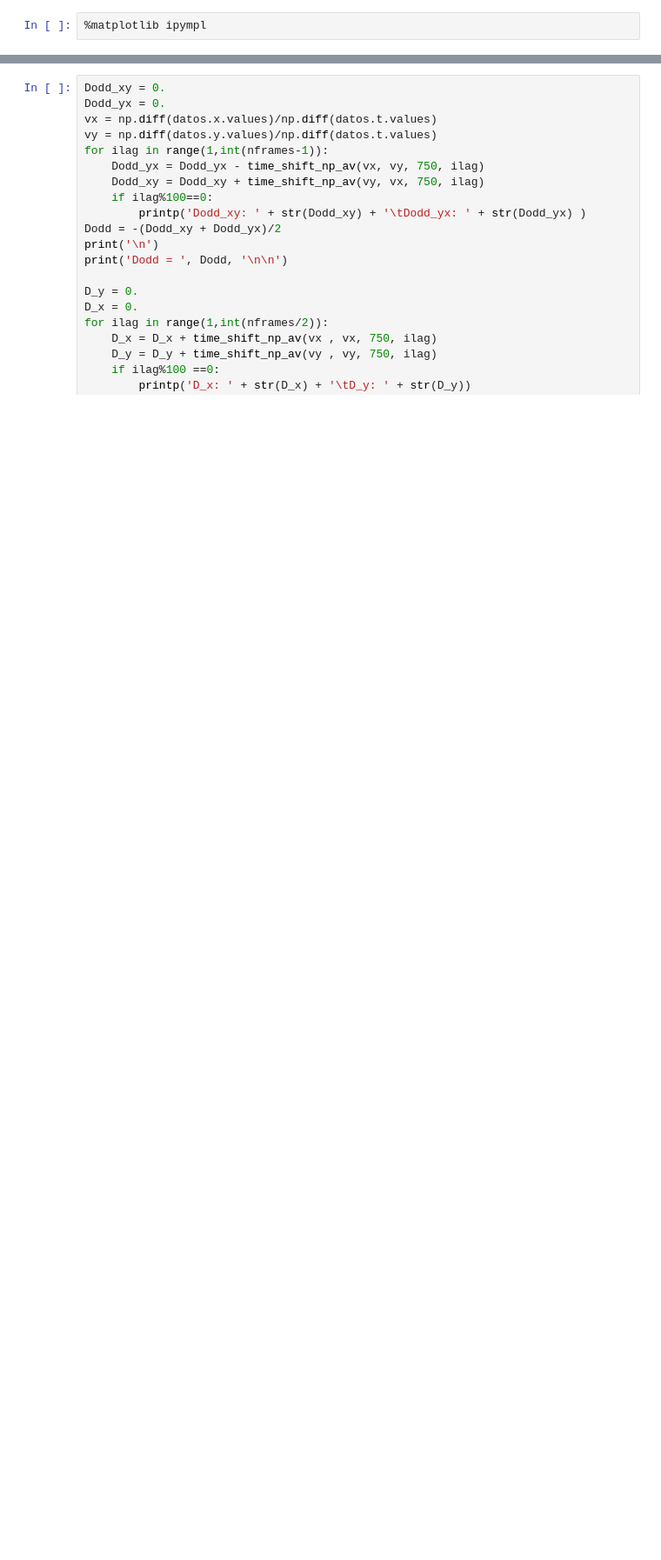
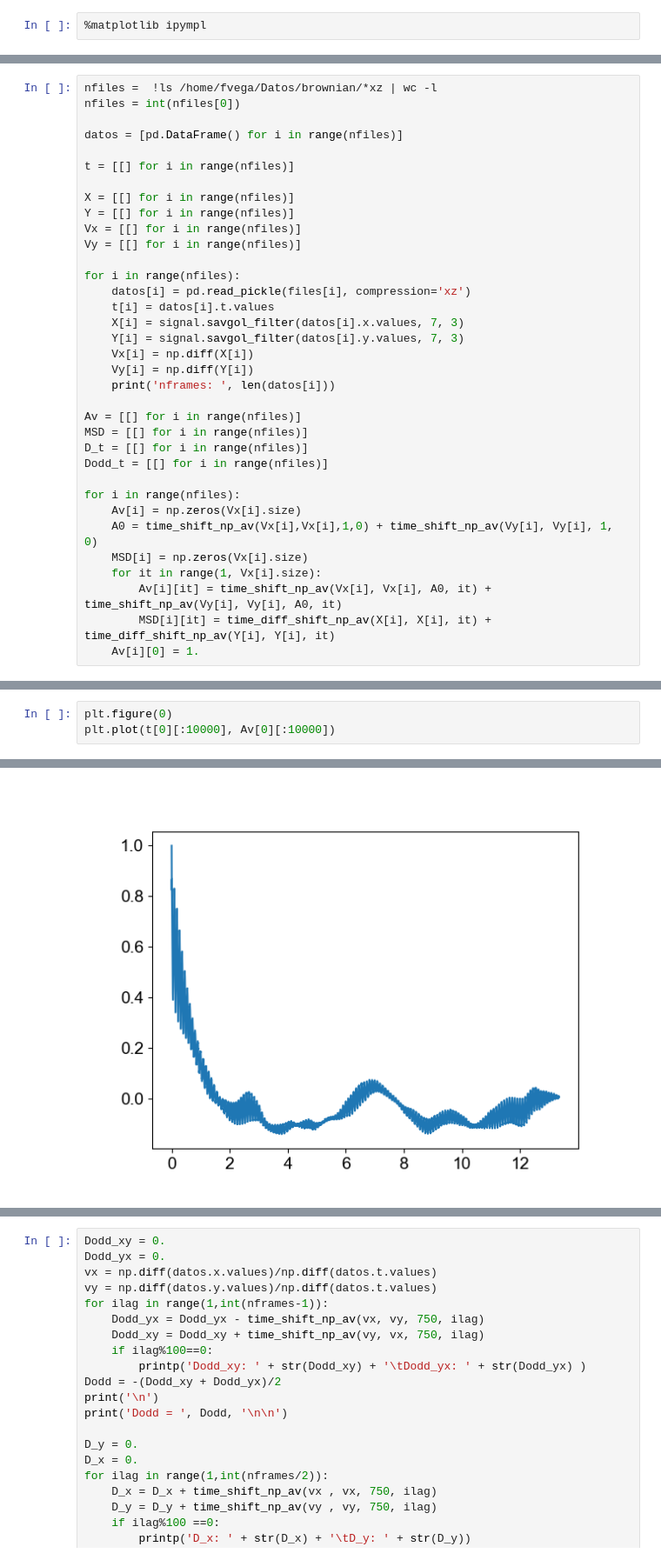
Before and after one commit to fvegar/brownian, a Jupyter notebook: correlations.ipynb, the cells around one changed output, grey strips where cells are left out. Shown: that part at 87% size. Cells and saved outputs as stored; diff of their text form; blank space fills up the shorter version.

```diff
--- a/correlations.ipynb
+++ b/correlations.ipynb
@@ -79,0 +77,35 @@ nframes =  38419
+# %%
+nfiles =  !ls /home/fvega/Datos/brownian/*xz | wc -l
+nfiles = int(nfiles[0])
+
+datos = [pd.DataFrame() for i in range(nfiles)]
+
+t = [[] for i in range(nfiles)]
+
+X = [[] for i in range(nfiles)]
+Y = [[] for i in range(nfiles)]
+Vx = [[] for i in range(nfiles)]
+Vy = [[] for i in range(nfiles)]
+
+for i in range(nfiles):
+    datos[i] = pd.read_pickle(files[i], compression='xz')
+    t[i] = datos[i].t.values
+    X[i] = signal.savgol_filter(datos[i].x.values, 7, 3)
+    Y[i] = signal.savgol_filter(datos[i].y.values, 7, 3)
+    Vx[i] = np.diff(X[i])
+    Vy[i] = np.diff(Y[i])
+    print('nframes: ', len(datos[i]))
+
+Av = [[] for i in range(nfiles)]
+MSD = [[] for i in range(nfiles)]
+D_t = [[] for i in range(nfiles)]
+Dodd_t = [[] for i in range(nfiles)]
+
+for i in range(nfiles):
+    Av[i] = np.zeros(Vx[i].size)
+    A0 = time_shift_np_av(Vx[i],Vx[i],1,0) + time_shift_np_av(Vy[i], Vy[i], 1, 0)
+    MSD[i] = np.zeros(Vx[i].size)
+    for it in range(1, Vx[i].size):
+        Av[i][it] = time_shift_np_av(Vx[i], Vx[i], A0, it) + time_shift_np_av(Vy[i], Vy[i], A0, it)
+        MSD[i][it] = time_diff_shift_np_av(X[i], X[i], it) + time_diff_shift_np_av(Y[i], Y[i], it)
+    Av[i][0] = 1.
@@ -79,0 +118,4 @@ nframes =  38419
+# %%
+plt.figure(0)
+plt.plot(t[0][:10000], Av[0][:10000])
+# %% [output]
@@ -79,0 +123 @@ nframes =  38419
+[figure, added]
```
Also changed, not shown: parts of 21 cells of this notebook.
